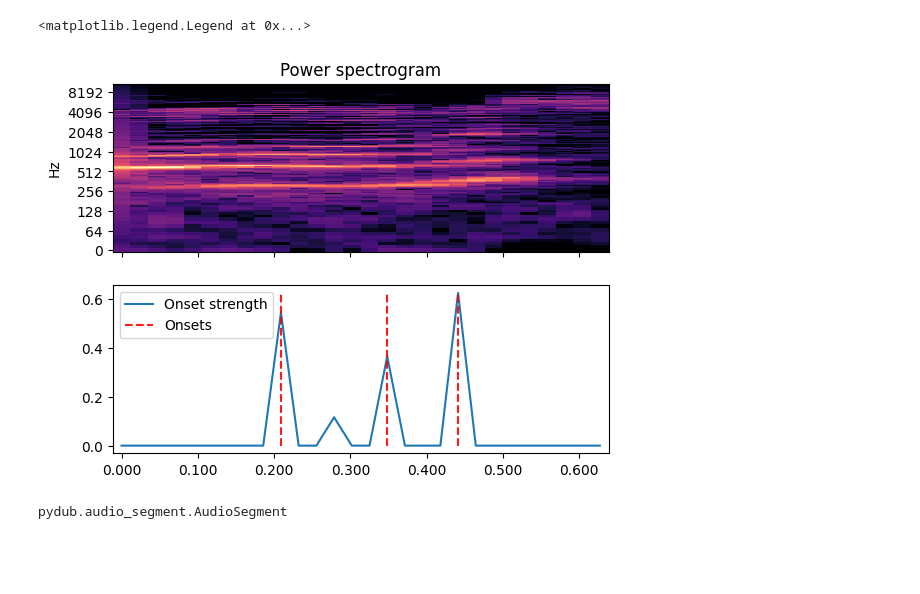
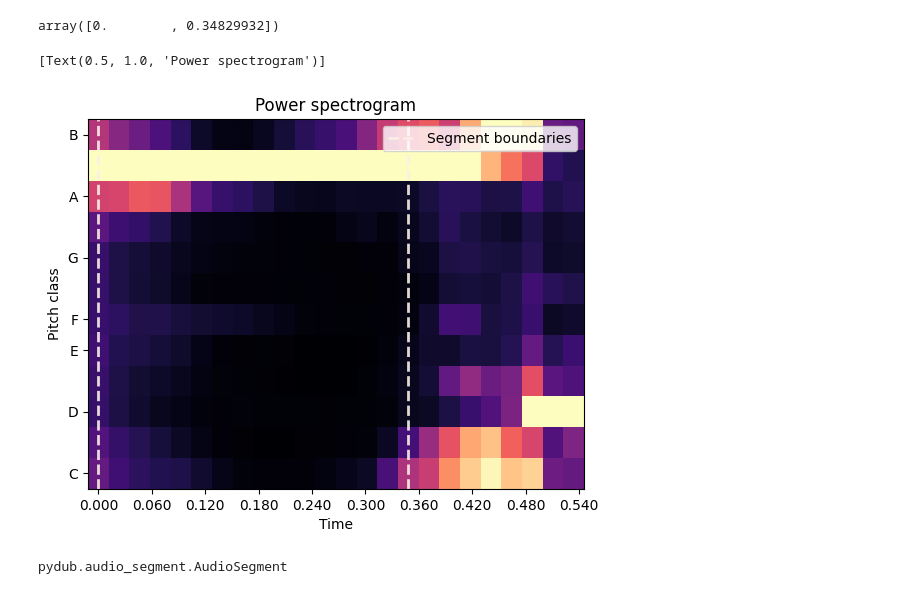
Before and after one commit to TroyeJames9/dry_sing_multi_eval, a Jupyter notebook: jupyter/onset_test.ipynb, the cells around one changed output. Saved outputs shown, nothing was run; the diff lists cells and outputs as text; code cells hidden in the pictures; blank space fills up the shorter version.

```diff
--- a/jupyter/onset_test.ipynb
+++ b/jupyter/onset_test.ipynb
@@ -17,19 +9,25 @@ onset_frames = librosa.onset.onset_detect(onset_envelope=o_env, sr=sr)
-# %%
-import matplotlib.pyplot as plt
-D = np.abs(librosa.stft(y))
-fig, ax = plt.subplots(nrows=2, sharex=True)
-librosa.display.specshow(librosa.amplitude_to_db(D, ref=np.max),
-                         x_axis='time', y_axis='log', ax=ax[0])
-ax[0].set(title='Power spectrogram')
-ax[0].label_outer()
-ax[1].plot(times, o_env, label='Onset strength')
-ax[1].vlines(times[onset_frames], 0, o_env.max(), color='r', alpha=0.9,
-           linestyle='--', label='Onsets')
-ax[1].legend()
-# ax[1].set_xlim([24.70, 27.50])
-# %% [output]
-<matplotlib.legend.Legend at 0x...>
-[figure, removed]
+# %%
+chroma = librosa.feature.chroma_cqt(y=y, sr=sr)
+bounds = librosa.segment.agglomerative(chroma, 2)
+bound_times = librosa.frames_to_time(bounds, sr=sr)
+bound_times
+# %% [output]
+array([0.        , 0.34829932])
+# %%
+import matplotlib.pyplot as plt
+import matplotlib.transforms as mpt
+fig, ax = plt.subplots()
+trans = mpt.blended_transform_factory(
+            ax.transData, ax.transAxes)
+librosa.display.specshow(chroma, y_axis='chroma', x_axis='time', ax=ax)
+ax.vlines(bound_times, 0, 1, color='linen', linestyle='--',
+          linewidth=2, alpha=0.9, label='Segment boundaries',
+          transform=trans)
+ax.legend()
+ax.set(title='Power spectrogram')
+# %% [output]
+[Text(0.5, 1.0, 'Power spectrogram')]
+[figure, added]
 # %%
 audio = AudioSegment.from_file(r"D:\my_knowledge\research_assistant\python_project\speech_recognition\audio\song_demo.mp3")
 # %%
```
Also changed, not shown: parts of 5 cells of this notebook, 1 other file.
